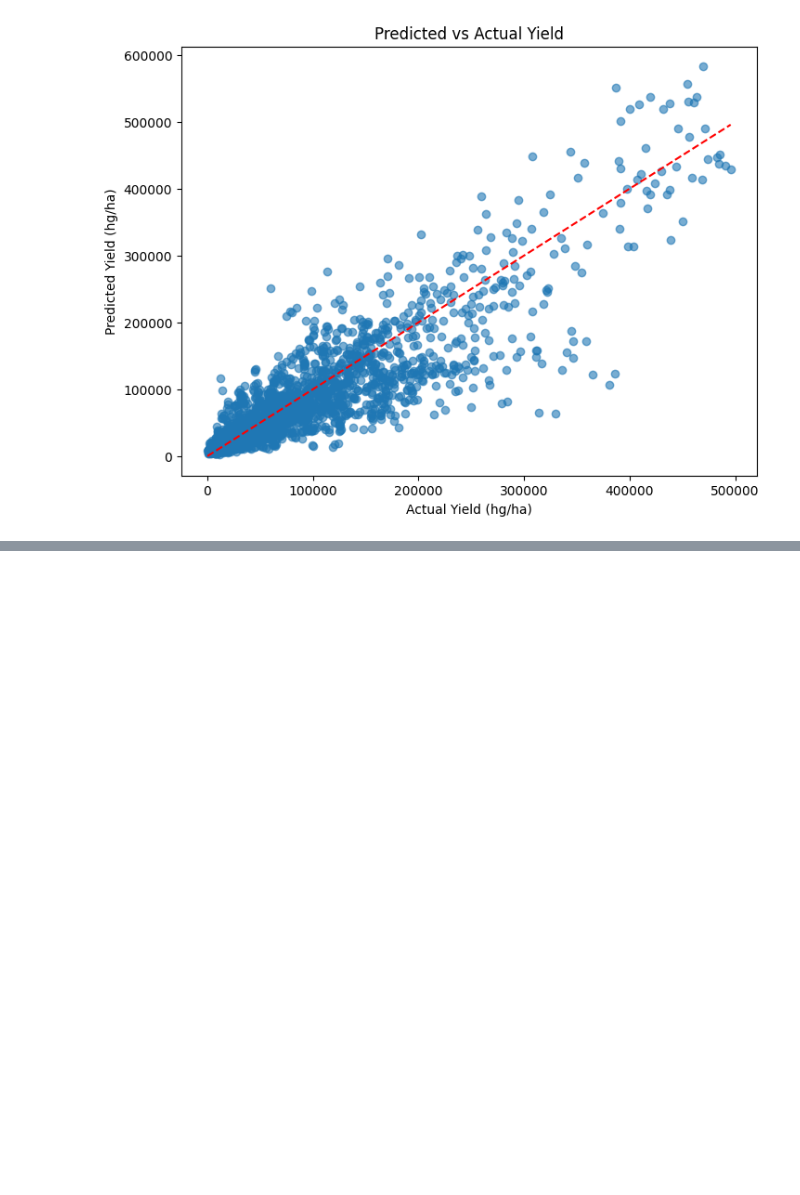
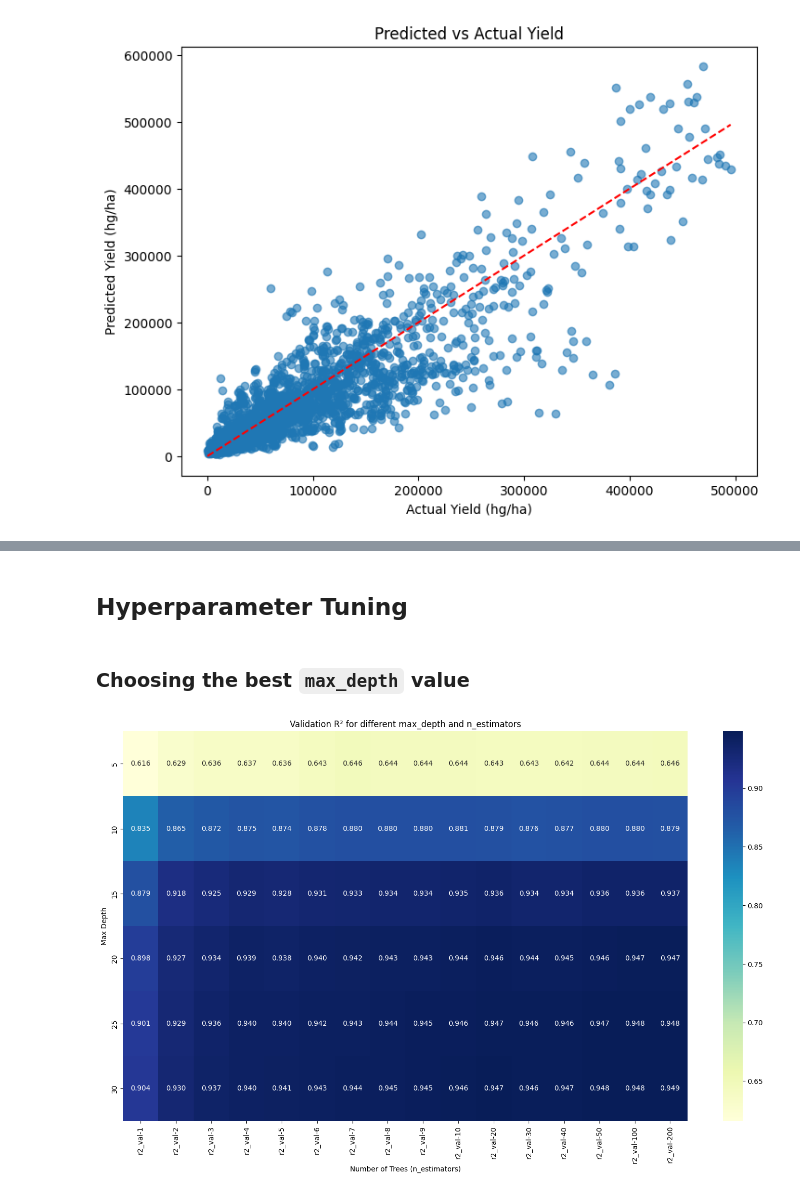
Before and after one commit to Rimsha-Bashir/crop-yield-prediction, a Jupyter notebook: notebooks/03_train_models.ipynb, the cells around one changed output, grey strips where cells are left out. Cells and saved outputs as stored; diff of their text form; code cells hidden in the pictures; blank space fills up the shorter version.

```diff
--- a/notebooks/03_train_models.ipynb
+++ b/notebooks/03_train_models.ipynb
@@ -117,0 +153,50 @@ plt.show()
+# %%
+# Train on log-transformed target
+
+# Find best n_estimator and max_depth combination
+
+n_estimators = [1,2,3,4,5,6,7,8,9,10,20,30,40,50,100,200]
+
+scores = []
+
+for d in range(5,31,5):
+    for n in n_estimators:
+        dv, rf = rf_train(df_train, y_train_log, n_estimators=n, max_depth=d)
+
+        # Predict on validation set
+        y_pred_val_log = rf_predict(df_val, dv, rf)
+        y_pred_val = np.expm1(y_pred_val_log)  # convert back to original units
+
+        # Predict on test set
+        y_pred_test_log = rf_predict(df_test, dv, rf)
+        y_pred_test = np.expm1(y_pred_test_log)
+
+        # Predict on train set - only to measure against val set.
+        y_pred_train_log = rf_predict(df_train, dv, rf)
+        y_pred_train = np.expm1(y_pred_train_log)
+
+        # Evaluate metrics on val
+        rmse, mae, r2_val = regression_metrics(y_val, y_pred_val)
+
+        r2_train = r2_score(y_train, y_pred_train)
+
+        scores.append((d,n,rmse,mae,r2_val,r2_train))
+# %%
+columns = ['max_depth', 'n_estimators', 'rmse', 'mae', 'r2_val', 'r2_train']
+df_scores = pd.DataFrame(scores, columns=columns)
+df_scores_pivot = df_scores.pivot(index='max_depth', columns=['n_estimators'], values=['r2_val'])
+
+df_scores['r2_diff'] = df_scores['r2_train'] - df_scores['r2_val']
+# %% [markdown]
+## Hyperparameter Tuning
+# %% [markdown]
+### Choosing the best `max_depth` value
+# %%
+plt.figure(figsize=(18,10))
+sns.heatmap(df_scores_pivot, annot=True, fmt=".3f", cmap='YlGnBu')
+plt.xlabel("Number of Trees (n_estimators)")
+plt.ylabel("Max Depth")
+plt.title("Validation R² for different max_depth and n_estimators")
+plt.show()
+# %% [output]
+[figure, added]
```
Also changed, not shown: parts of 24 cells of this notebook.
